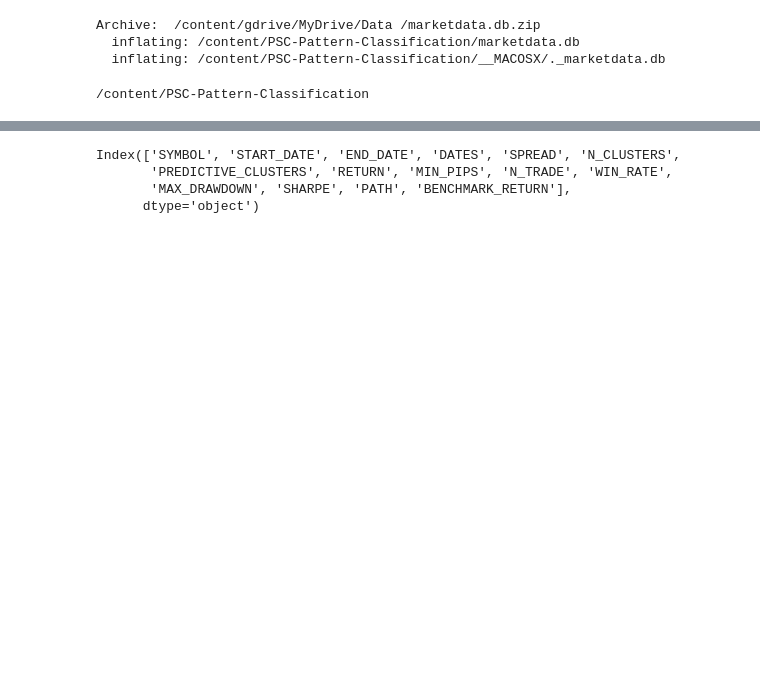
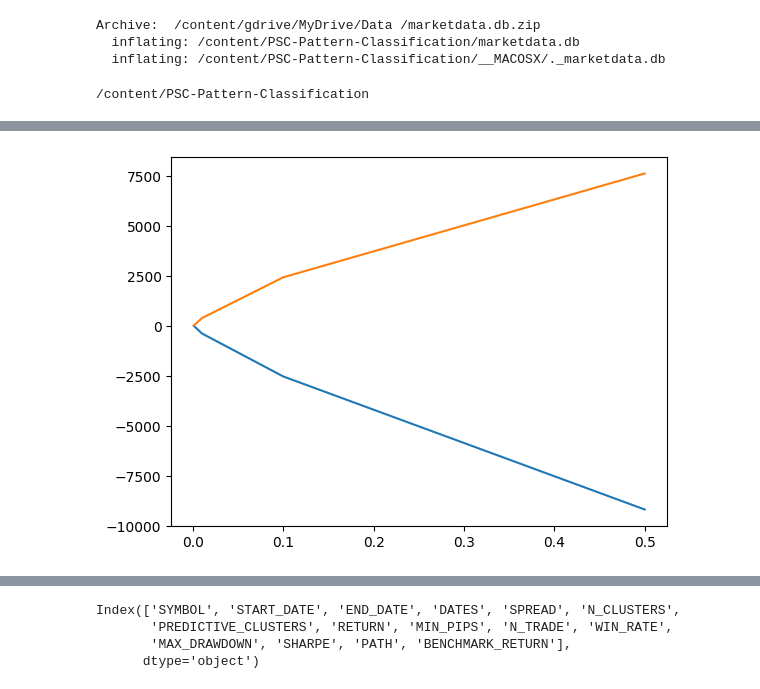
Before and after one commit to ShulzhenkoPetr/PSC-Pattern-Classification, a Jupyter notebook: PSC_2020_analysis.ipynb, the cells around one changed output, grey strips where cells are left out. Saved outputs shown, nothing was run; the diff lists cells and outputs as text; code cells hidden in the pictures; blank space fills up the shorter version.

```diff
--- a/PSC_2020_analysis.ipynb
+++ b/PSC_2020_analysis.ipynb
@@ -66,0 +134,5 @@ Sun Oct 16 09:50:24 2022
+# %%
+plt.plot(data_spread_fra["SPREAD"].unique(), data_spread_fra.groupby("SPREAD")["MEAN_LONG"].mean());
+plt.plot(data_spread_fra["SPREAD"].unique(), data_spread_fra.groupby("SPREAD")["MEAN_SHORT"].mean());
+# %% [output]
+[figure, added]
```
Also changed, not shown: parts of 59 cells of this notebook.
